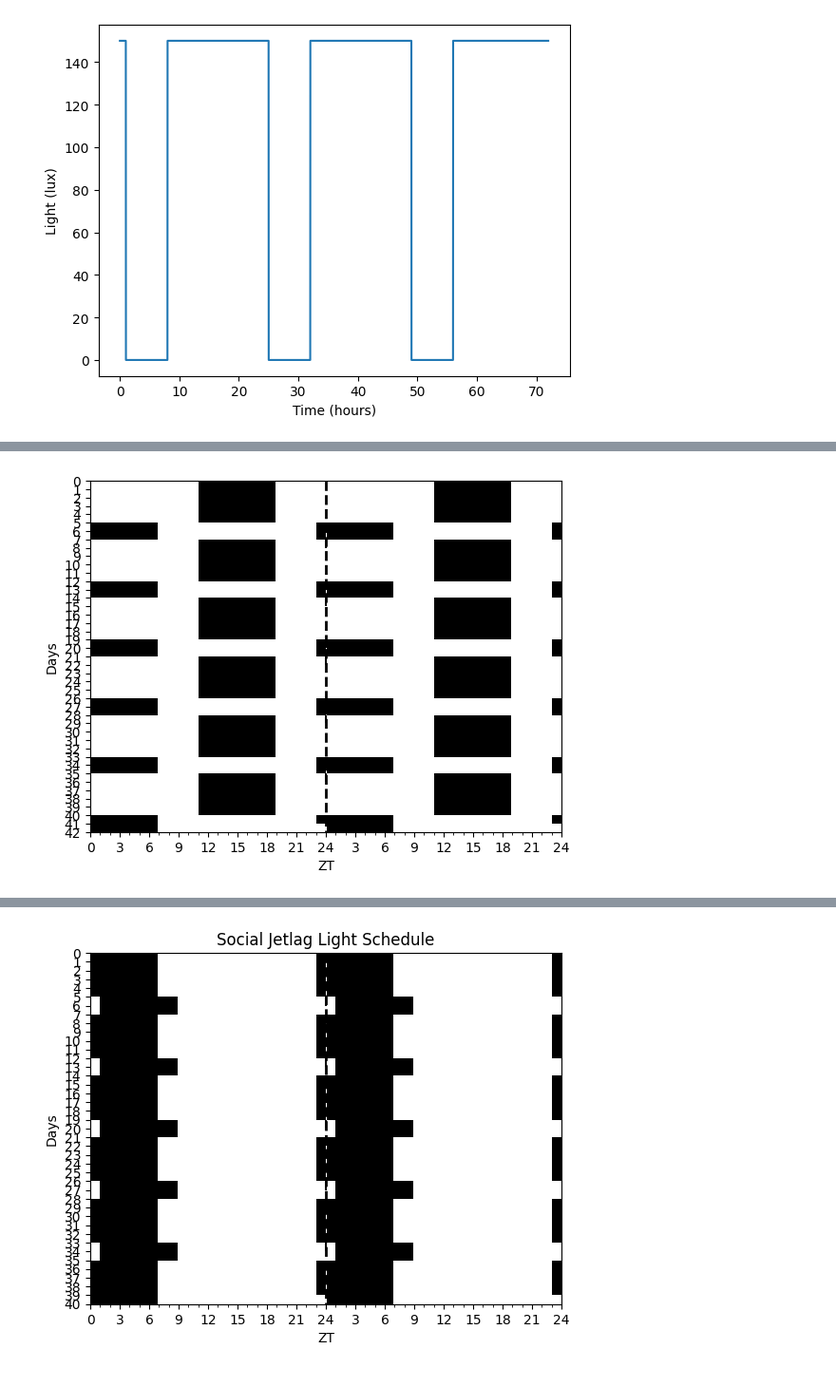
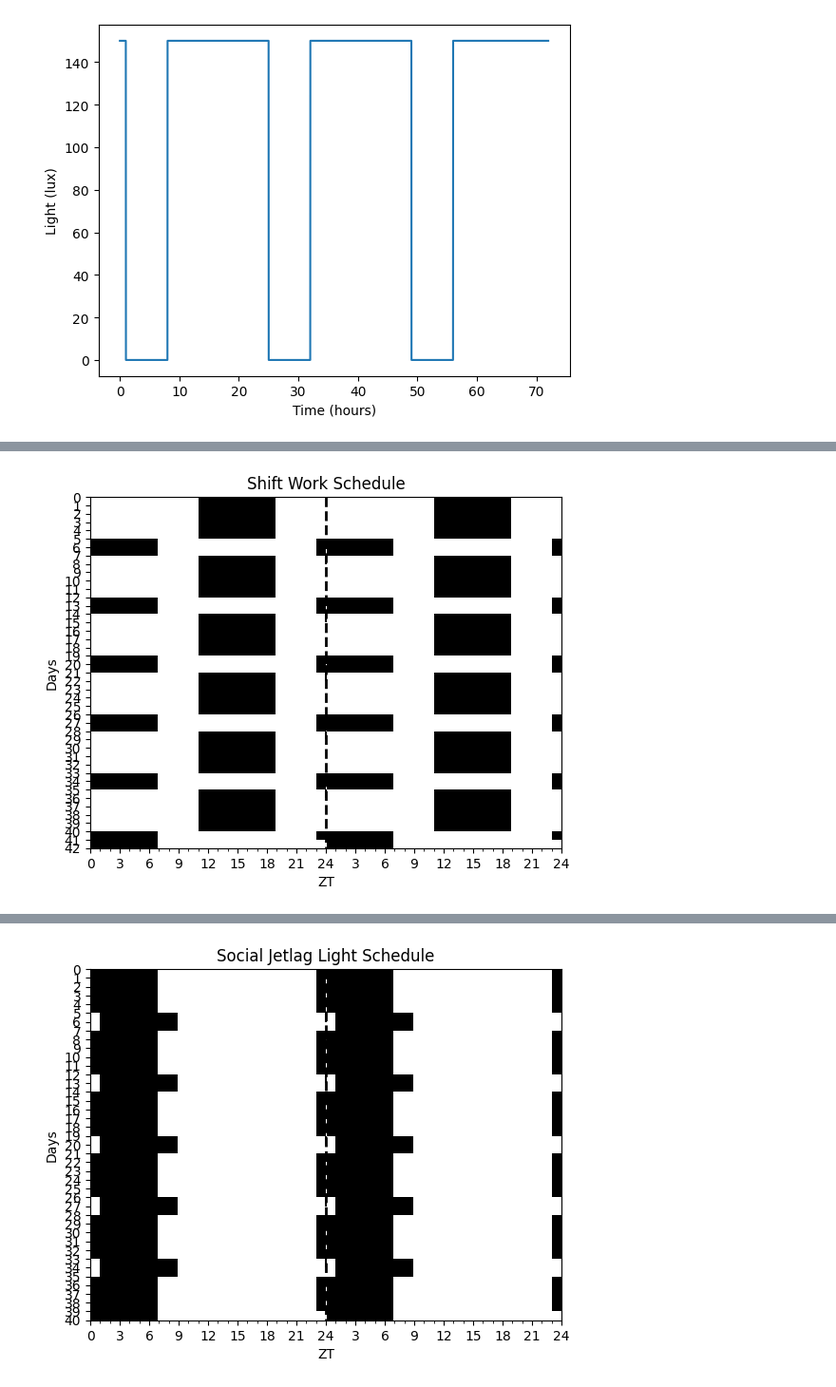
Before and after one commit to Arcascope/circadian, a Jupyter notebook: nbs/01_lights.ipynb, the cells around one changed output, grey strips where cells are left out. Shown at 95% size. Saved outputs shown, nothing was run; the diff lists cells and outputs as text; code cells hidden in the pictures.

```diff
--- a/nbs/01_lights.ipynb
+++ b/nbs/01_lights.ipynb
@@ -733,9 +670,10 @@ test_eq(type(lf([2.0])), np.ndarray)
 # %%
-
+#| hide
 sw_light = Light.ShiftWorkLight(dayson=5, daysoff=2)
 ts = np.arange(0, 24*7*6, 0.10)
 light_values = sw_light(ts, repeat_period=24*7)
 
 Actogram(ts, light_vals=light_values, smooth=False);
+plt.title("Shift Work Schedule");
 # %% [output]
-[figure, old version]
+[figure, new version]
```
Also changed, not shown: parts of 21 cells of this notebook.
